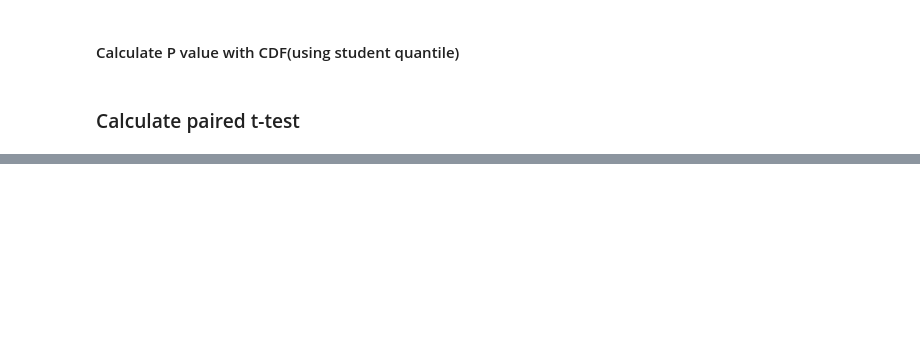
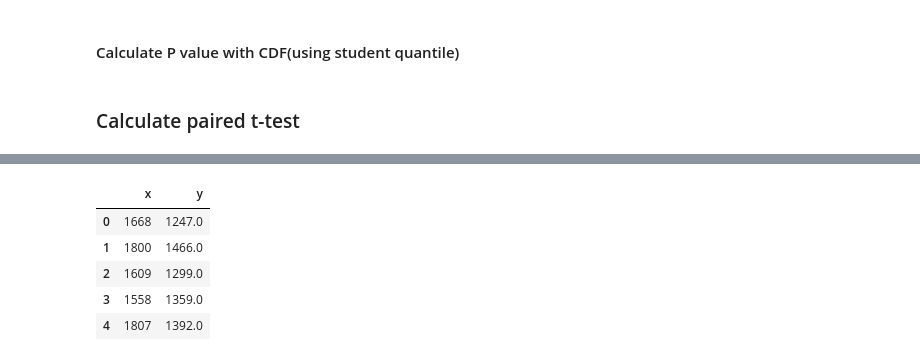
Before and after one commit to nezogame/Data_analysis_and_visualization, a Jupyter notebook: lab4/Untitled.ipynb, the cells around one changed output, grey strips where cells are left out. Drawn from its saved outputs; the diff is of its cells as text; code cells hidden in the pictures; blank space fills up the shorter version.

```diff
--- a/lab4/Untitled.ipynb
+++ b/lab4/Untitled.ipynb
@@ -519,0 +614,31 @@ NOT homogeneous sample
+# %%
+path = "../data_lab4_tasks/water.txt"
+df = pd.read_csv(path, delim_whitespace=True)
+water_df = df[[df.columns[0],df.columns[2]]]
+
+north_scores = []
+south_scores = []
+
+# Extract 'North' and 'South' mortality from the DataFrame
+for index, row in df.iterrows():
+    if row['location'] == 'North':
+        north_scores.append(row['mortality'])
+    elif row['location'] == 'South':
+        south_scores.append(row['mortality'])
+
+# Adjust lengths of lists to be the same
+max_len = max(len(north_scores), len(south_scores))
+north_scores.extend([None] * (max_len - len(north_scores)))
+south_scores.extend([None] * (max_len - len(south_scores)))
+
+# Create a DataFrame with North' and 'South' columns
+water_df = pd.DataFrame({'x': north_scores, 'y': south_scores})
+
+water_df.head()
+# %% [output]
+|  | x | y |
+| 0 | 1668 | 1247.0 |
+| 1 | 1800 | 1466.0 |
+| 2 | 1609 | 1299.0 |
+| 3 | 1558 | 1359.0 |
+| 4 | 1807 | 1392.0 |
```
Also changed, not shown: parts of 53 cells of this notebook.
